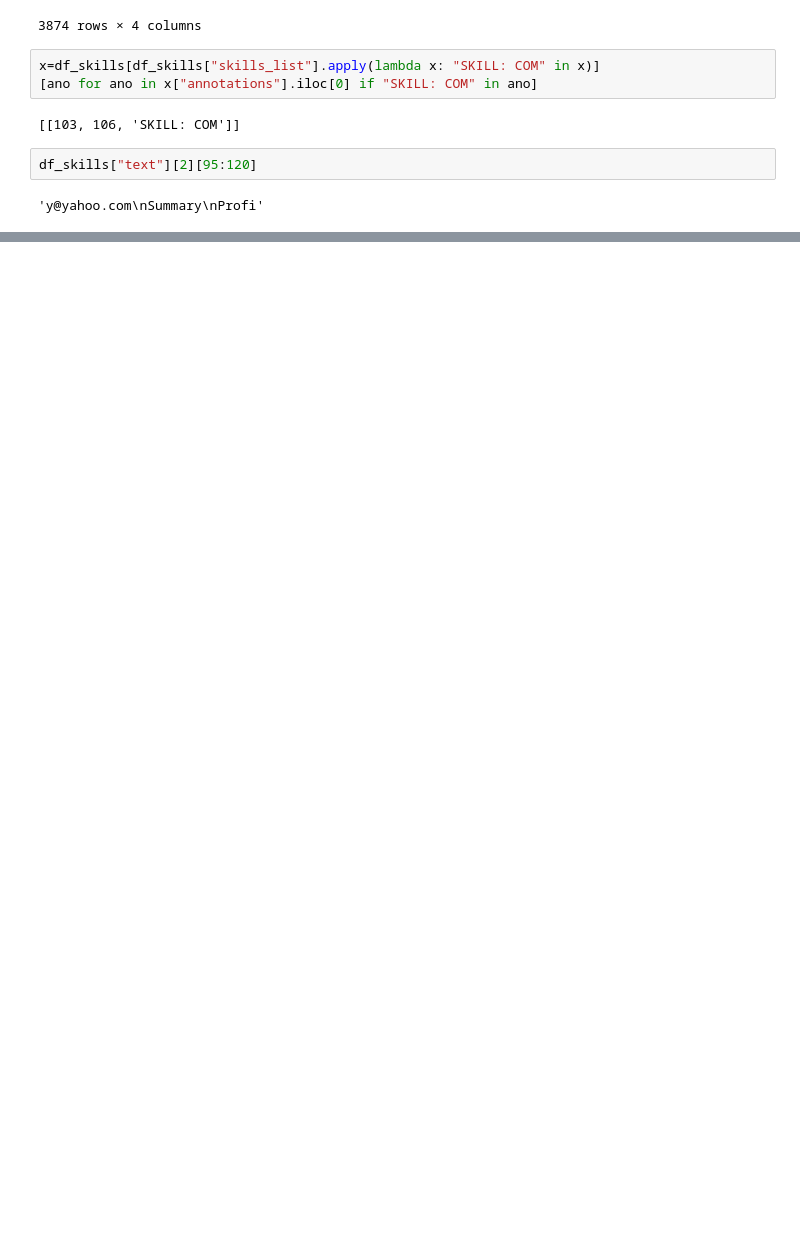
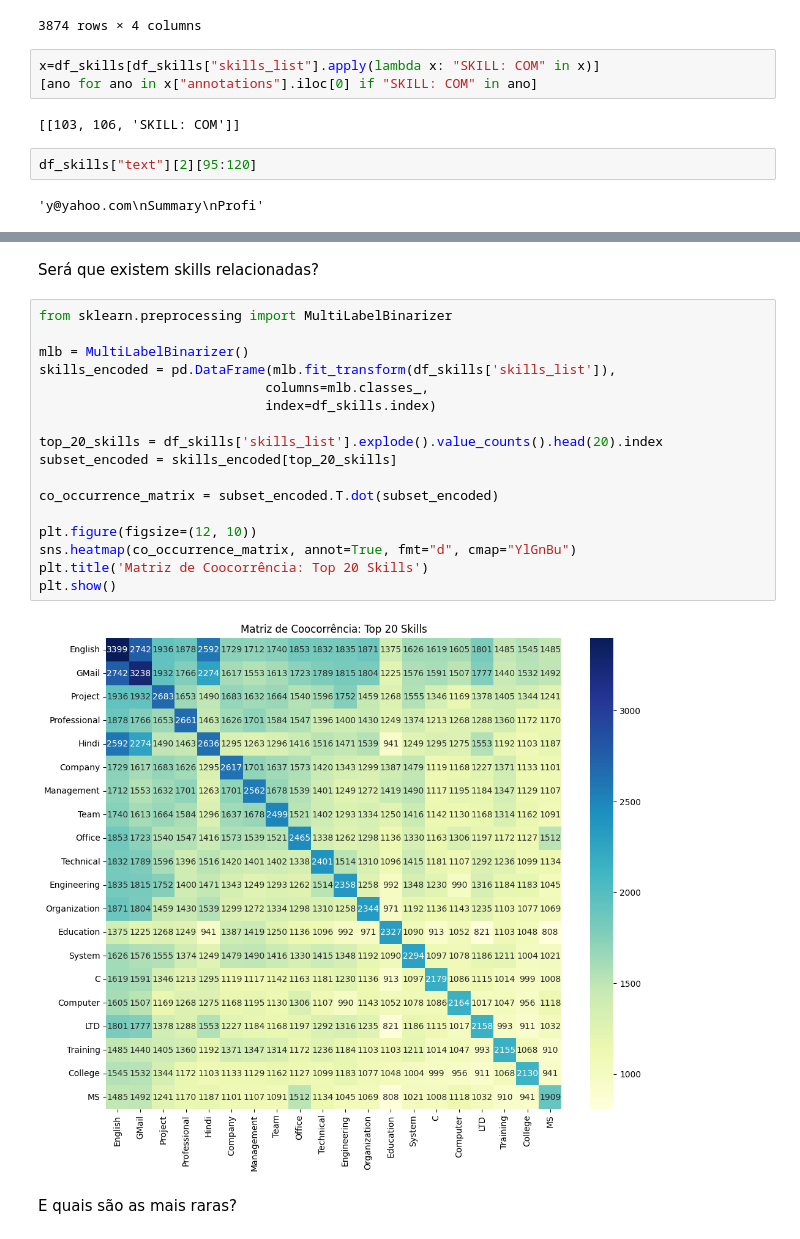
Before and after one commit to danielpiresribeiro123-code/cv_analyser_research, a Jupyter notebook: EDA_raw.ipynb, the cells around one changed output, grey strips where cells are left out. Saved outputs shown, nothing was run; the diff lists cells and outputs as text; blank space fills up the shorter version.

```diff
--- a/EDA_raw.ipynb
+++ b/EDA_raw.ipynb
@@ -222,0 +300,23 @@ True
+# %% [markdown]
+Será que existem skills relacionadas?
+# %%
+from sklearn.preprocessing import MultiLabelBinarizer
+
+mlb = MultiLabelBinarizer()
+skills_encoded = pd.DataFrame(mlb.fit_transform(df_skills['skills_list']),
+                             columns=mlb.classes_,
+                             index=df_skills.index)
+
+top_20_skills = df_skills['skills_list'].explode().value_counts().head(20).index
+subset_encoded = skills_encoded[top_20_skills]
+
+co_occurrence_matrix = subset_encoded.T.dot(subset_encoded)
+
+plt.figure(figsize=(12, 10))
+sns.heatmap(co_occurrence_matrix, annot=True, fmt="d", cmap="YlGnBu")
+plt.title('Matriz de Coocorrência: Top 20 Skills')
+plt.show()
+# %% [output]
+[figure, added]
+# %% [markdown]
+E quais são as mais raras?
```
Also changed, not shown: parts of 10 cells of this notebook, 6 other files.
